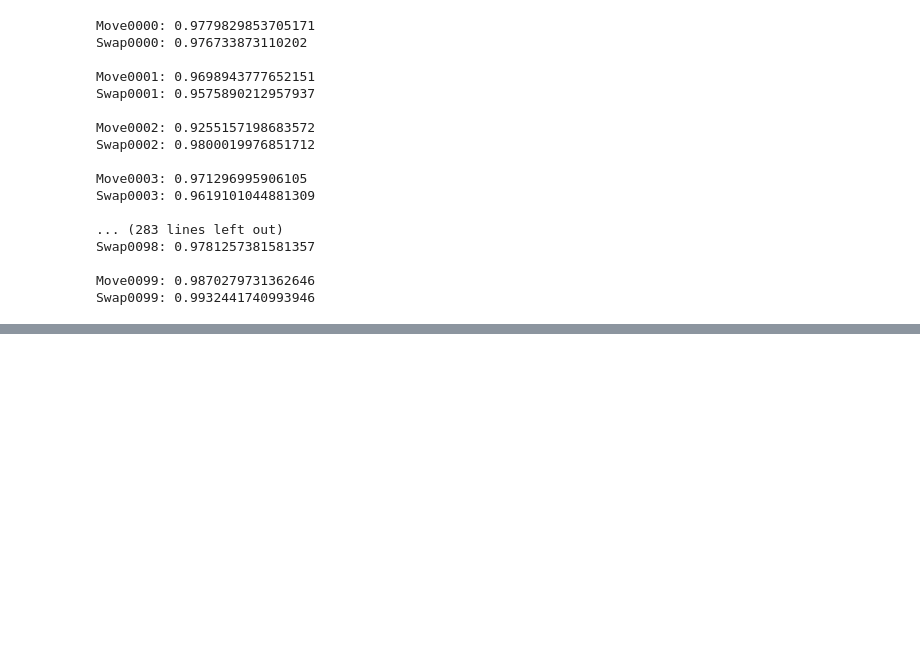
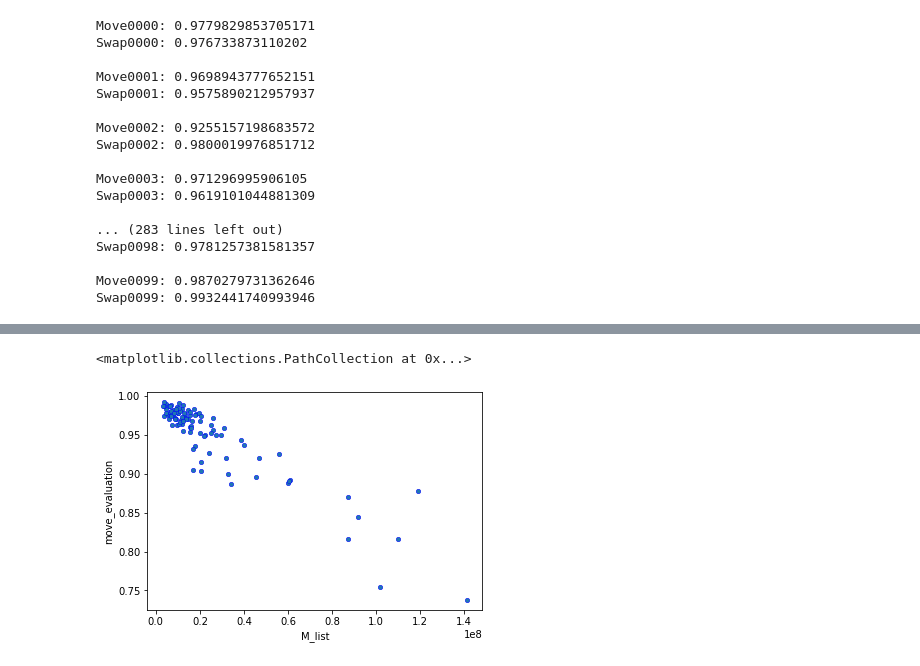
Before and after one commit to nope0124/AHC017, a Jupyter notebook: Untitled.ipynb, the cells around one changed output, grey strips where cells are left out. Cells and saved outputs as stored; diff of their text form; code cells hidden in the pictures; blank space fills up the shorter version.

```diff
--- a/Untitled.ipynb
+++ b/Untitled.ipynb
@@ -56,0 +85,7 @@ Swap0099: 0.9932441740993946
+# %%
+plt.xlabel("M_list")
+plt.ylabel("move_evaluation")
+plt.scatter(move, move_list, s=20, cmap='Blues', vmin=0.0, vmax=1.0, linewidths=0.5, ec="b")
+# %% [output]
+<matplotlib.collections.PathCollection at 0x...>
+[figure, added]
```
Also changed, not shown: parts of 6 cells of this notebook, 3 other files.
